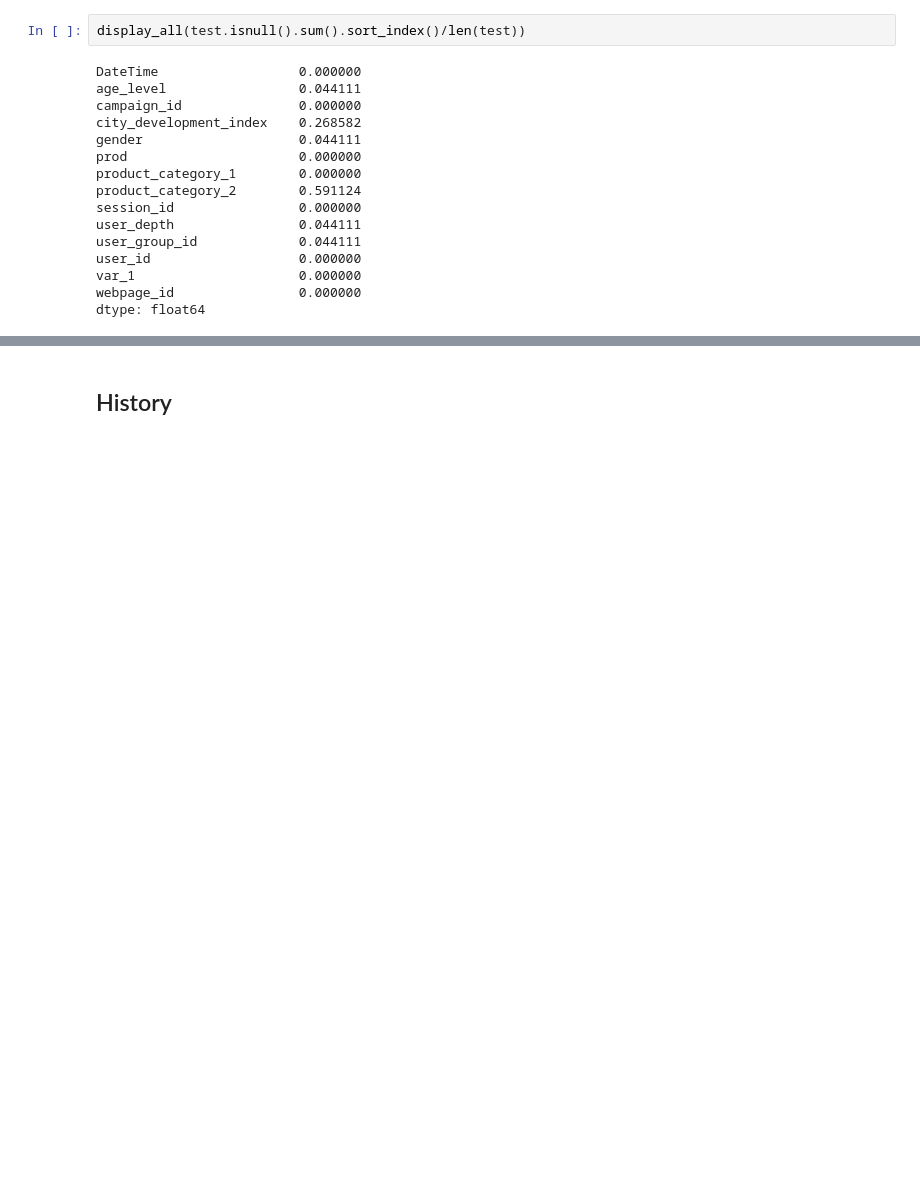
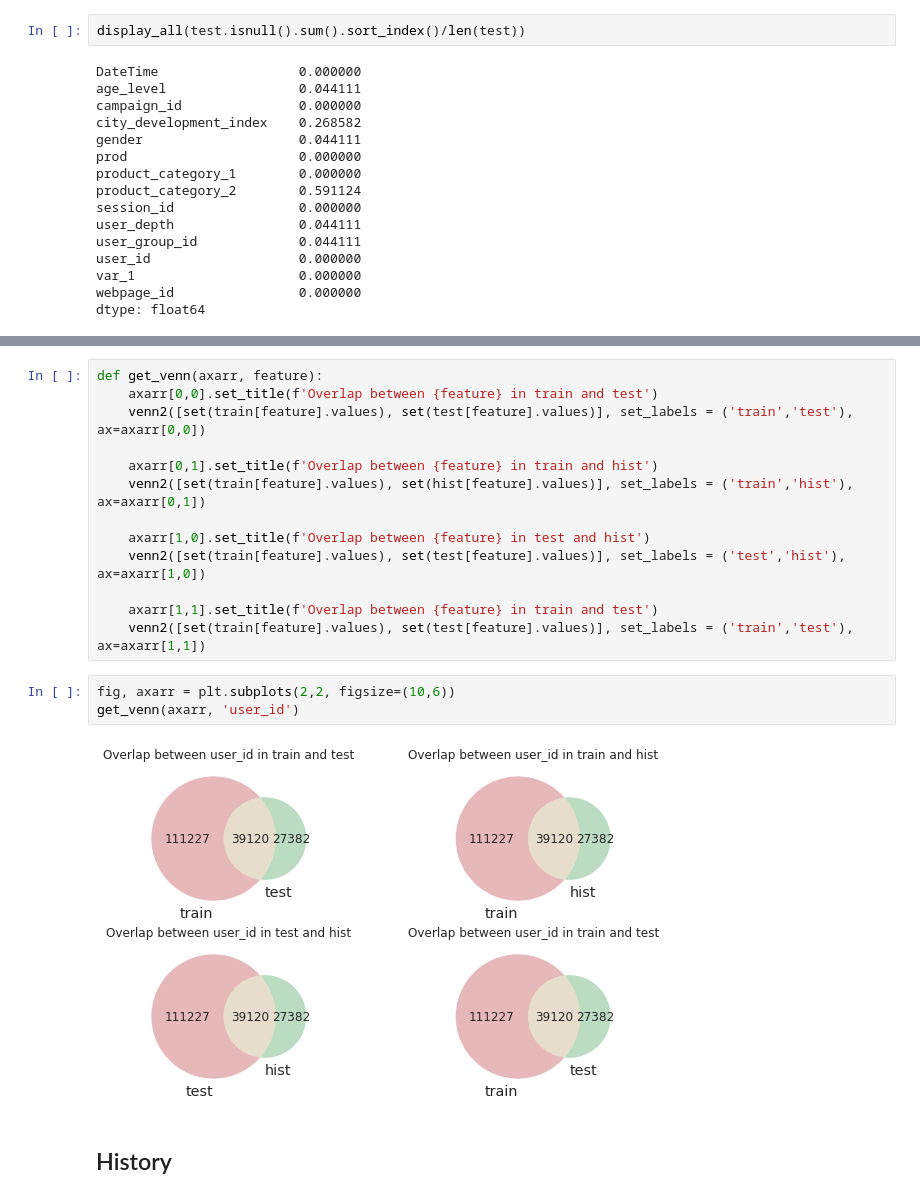
Before and after one commit to ViswanathRavindran/AVAM-Challenge, a Jupyter notebook: AMX.ipynb, the cells around one changed output, grey strips where cells are left out. Drawn from its saved outputs; the diff is of its cells as text; blank space fills up the shorter version.

```diff
--- a/AMX.ipynb
+++ b/AMX.ipynb
@@ -140,6 +181,24 @@ display_all(test.describe(include='all').T)
 | user_depth | 123174 | NaN | NaN | NaN | NaN | NaN | 2.87648 | 0.403052 | 1 | 3 | 3 | ... |
 | city_development_index | 94249 | NaN | NaN | NaN | NaN | NaN | 2.5628 | 0.922149 | 1 | 2 | 2 | ... |
 | var_1 | 128858 | NaN | NaN | NaN | NaN | NaN | 0.387062 | 0.48708 | 0 | 0 | 0 | ... |
+# %%
+def get_venn(axarr, feature):
+    axarr[0,0].set_title(f'Overlap between {feature} in train and test')
+    venn2([set(train[feature].values), set(test[feature].values)], set_labels = ('train','test'), ax=axarr[0,0])
+
+    axarr[0,1].set_title(f'Overlap between {feature} in train and hist')
+    venn2([set(train[feature].values), set(hist[feature].values)], set_labels = ('train','hist'), ax=axarr[0,1])
+
+    axarr[1,0].set_title(f'Overlap between {feature} in test and hist')
+    venn2([set(train[feature].values), set(test[feature].values)], set_labels = ('test','hist'), ax=axarr[1,0])
+
+    axarr[1,1].set_title(f'Overlap between {feature} in train and test')
+    venn2([set(train[feature].values), set(test[feature].values)], set_labels = ('train','test'), ax=axarr[1,1])
+# %%
+fig, axarr = plt.subplots(2,2, figsize=(10,6))
+get_venn(axarr, 'user_id')
+# %% [output]
+[figure, added]
 # %% [markdown]
 ## History
 # %%
```
Also changed, not shown: parts of 5 cells of this notebook, 4 other files.
